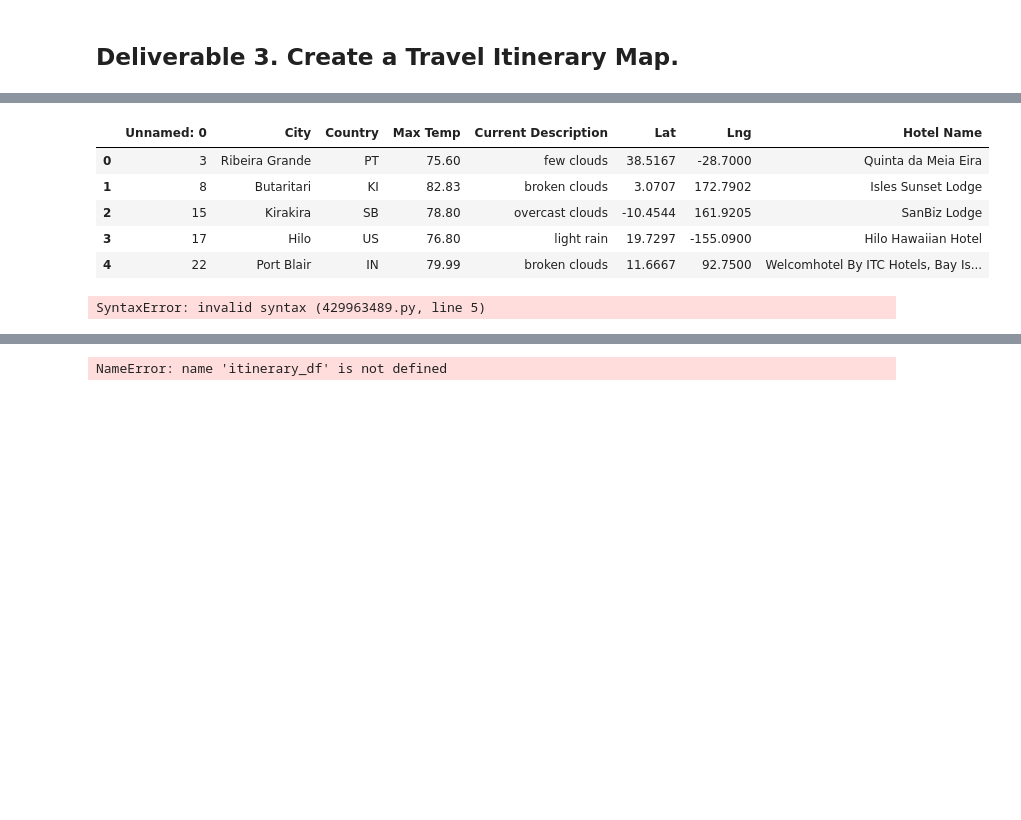
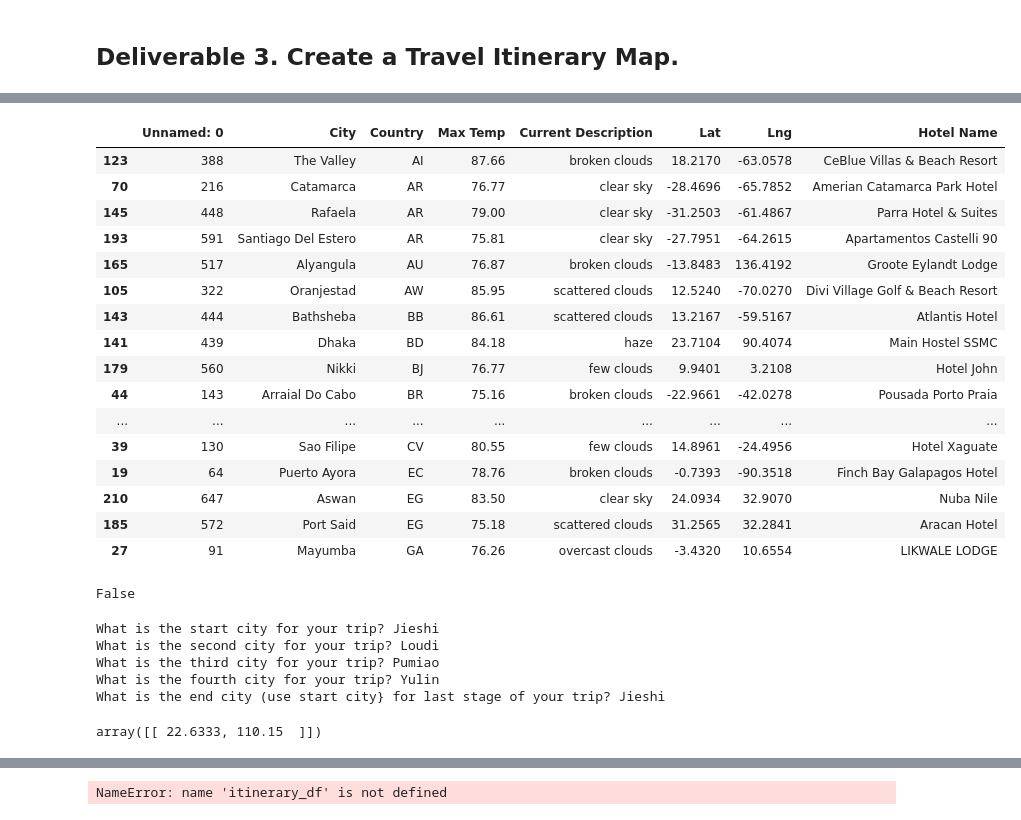
Before and after one commit to jmarrujo31/World_Weather_Analysis, a Jupyter notebook: Vacation_Itinerary/Vacation_Itinerary.ipynb, the cells around one changed output, grey strips where cells are left out. Cells and saved outputs as stored; diff of their text form; code cells hidden in the pictures; blank space fills up the shorter version.

```diff
--- a/Vacation_Itinerary/Vacation_Itinerary.ipynb
+++ b/Vacation_Itinerary/Vacation_Itinerary.ipynb
@@ -52,33 +52,64 @@ fig.add_layer(marker_layer)
 fig
 # %% [output]
 [interactive output not drawn]
-# %%
-vacation_df.head()
-# %% [output]
-|  | Unnamed: 0 | City | Country | Max Temp | Current Description | Lat | Lng | Hotel Name |
-| 0 | 3 | Ribeira Grande | PT | 75.60 | few clouds | 38.5167 | -28.7000 | Quinta da Meia Eira |
-| 1 | 8 | Butaritari | KI | 82.83 | broken clouds | 3.0707 | 172.7902 | Isles Sunset Lodge |
-| 2 | 15 | Kirakira | SB | 78.80 | overcast clouds | -10.4544 | 161.9205 | SanBiz Lodge |
-| 3 | 17 | Hilo | US | 76.80 | light rain | 19.7297 | -155.0900 | Hilo Hawaiian Hotel |
-| 4 | 22 | Port Blair | IN | 79.99 | broken clouds | 11.6667 | 92.7500 | Welcomhotel By ITC Hotels, Bay Is... |
+# %%
+#vacation_df.sort_values(by=['Country','City'])
+vacation_df.sort_values(by=['Country','City']).head(50)
+#vacation_df = vacation_df.dropna()
+#vacation_df.head(50)
+# %% [output]
+|  | Unnamed: 0 | City | Country | Max Temp | Current Description | Lat | Lng | Hotel Name |
+| 123 | 388 | The Valley | AI | 87.66 | broken clouds | 18.2170 | -63.0578 | CeBlue Villas & Beach Resort |
+| 70 | 216 | Catamarca | AR | 76.77 | clear sky | -28.4696 | -65.7852 | Amerian Catamarca Park Hotel |
+| 145 | 448 | Rafaela | AR | 79.00 | clear sky | -31.2503 | -61.4867 | Parra Hotel & Suites |
+| 193 | 591 | Santiago Del Estero | AR | 75.81 | clear sky | -27.7951 | -64.2615 | Apartamentos Castelli 90 |
+| 165 | 517 | Alyangula | AU | 76.87 | broken clouds | -13.8483 | 136.4192 | Groote Eylandt Lodge |
+| 105 | 322 | Oranjestad | AW | 85.95 | scattered clouds | 12.5240 | -70.0270 | Divi Village Golf & Beach Resort |
+| 143 | 444 | Bathsheba | BB | 86.61 | scattered clouds | 13.2167 | -59.5167 | Atlantis Hotel |
+| 141 | 439 | Dhaka | BD | 84.18 | haze | 23.7104 | 90.4074 | Main Hostel SSMC |
+| 179 | 560 | Nikki | BJ | 76.77 | few clouds | 9.9401 | 3.2108 | Hotel John |
+| 44 | 143 | Arraial Do Cabo | BR | 75.16 | broken clouds | -22.9661 | -42.0278 | Pousada Porto Praia |
+| ... | ... | ... | ... | ... | ... | ... | ... | ... |
+| 39 | 130 | Sao Filipe | CV | 80.55 | few clouds | 14.8961 | -24.4956 | Hotel Xaguate |
+| 19 | 64 | Puerto Ayora | EC | 78.76 | broken clouds | -0.7393 | -90.3518 | Finch Bay Galapagos Hotel |
+| 210 | 647 | Aswan | EG | 83.50 | clear sky | 24.0934 | 32.9070 | Nuba Nile |
+| 185 | 572 | Port Said | EG | 75.18 | scattered clouds | 31.2565 | 32.2841 | Aracan Hotel |
+| 27 | 91 | Mayumba | GA | 76.26 | overcast clouds | -3.4320 | 10.6554 | LIKWALE LODGE |
+# %%
+vacation_df.isnull().values.any()
+# %% [output]
+False
+# %%
+# From the map above pick 4 cities and create a vacation itinerary route to travel between the four cities.
+city1_temp = str(input("What is the start city for your trip? "))
+city2_temp = str(input("What is the second city for your trip? "))
+city3_temp = str(input("What is the third city for your trip? "))
+city4_temp = str(input("What is the fourth city for your trip? "))
+city5_temp = str(input("What is the end city (use start city} for last stage of your trip? "))
+# %% [output]
+What is the start city for your trip? Jieshi
+What is the second city for your trip? Loudi
+What is the third city for your trip? Pumiao
+What is the fourth city for your trip? Yulin
+What is the end city (use start city} for last stage of your trip? Jieshi
 # %%
-# From the map above pick 4 cities and create a vacation itinerary route to travel between the four cities.
+
 # 5. Create DataFrames for each city by filtering the 'vacation_df' using the loc method.
 # Hint: The starting and ending city should be the same city.
 
-vacation_start = vacation_df.loc[]
-vacation_end = vacation_df.loc[]
-vacation_stop1 = vacation_df.loc[]
-vacation_stop2 = vacation_df.loc[]
-vacation_stop3 = vacation_df.loc[]
+vacation_start = vacation_df.loc[vacation_df["City"] == city1_temp]
+vacation_end = vacation_df.loc[vacation_df["City"] == city5_temp]
+vacation_stop1 = vacation_df.loc[vacation_df["City"] == city2_temp]
+vacation_stop2 = vacation_df.loc[vacation_df["City"] == city3_temp]
+vacation_stop3 = vacation_df.loc[vacation_df["City"] == city4_temp]
-# %% [output]
-SyntaxError: invalid syntax (429963489.py, line 5)
 # %%
 # 6. Get the latitude-longitude pairs as tuples from each city DataFrame using the to_numpy function and list indexing.
-start =
-end =
-stop1 =
-stop2 =
-stop3 =
+start = vacation_start[['Lat','Lng']].to_numpy()
+end = vacation_end[['Lat','Lng']].to_numpy()
+stop1 = vacation_stop1[['Lat','Lng']].to_numpy()
+stop2 = vacation_stop2[['Lat','Lng']].to_numpy()
+stop3 = vacation_stop3[['Lat','Lng']].to_numpy()
+# %% [output]
+array([[ 22.6333, 110.15  ]])
 # %%
 # 7. Create a direction layer map using the start and end latitude-longitude pairs,
```
Also changed, not shown: parts of 4 cells of this notebook, 6 other files.
